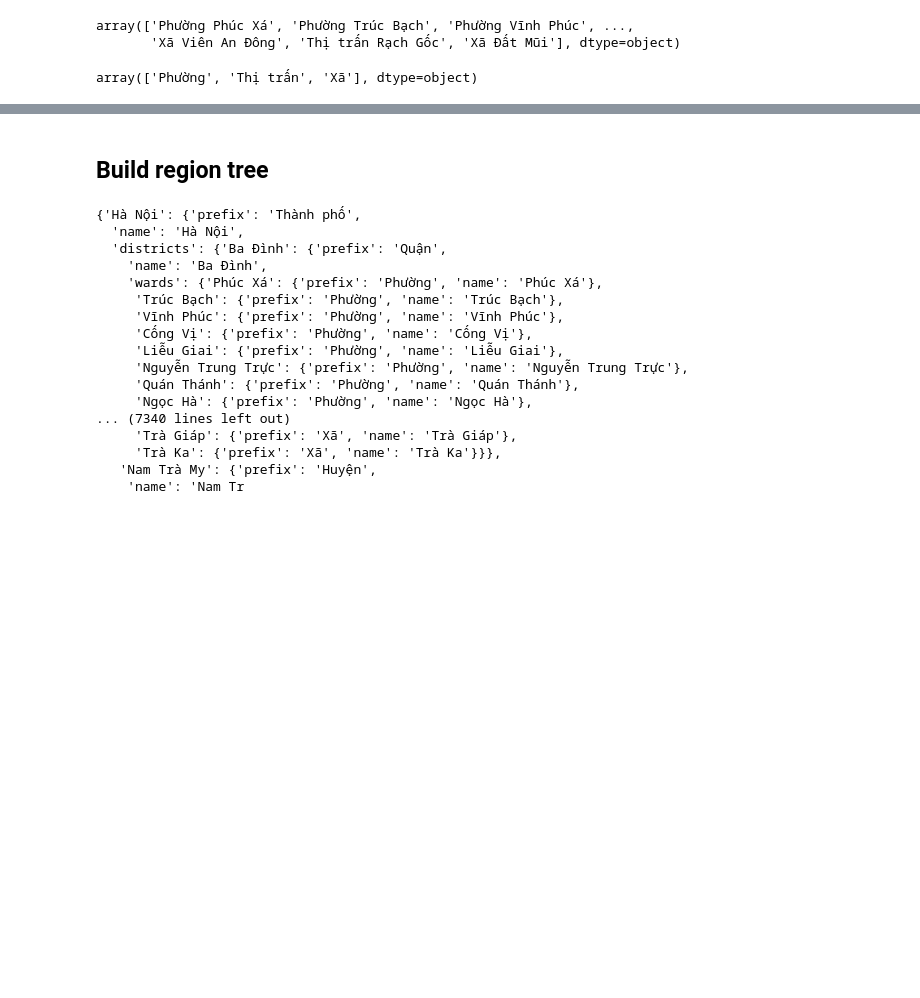
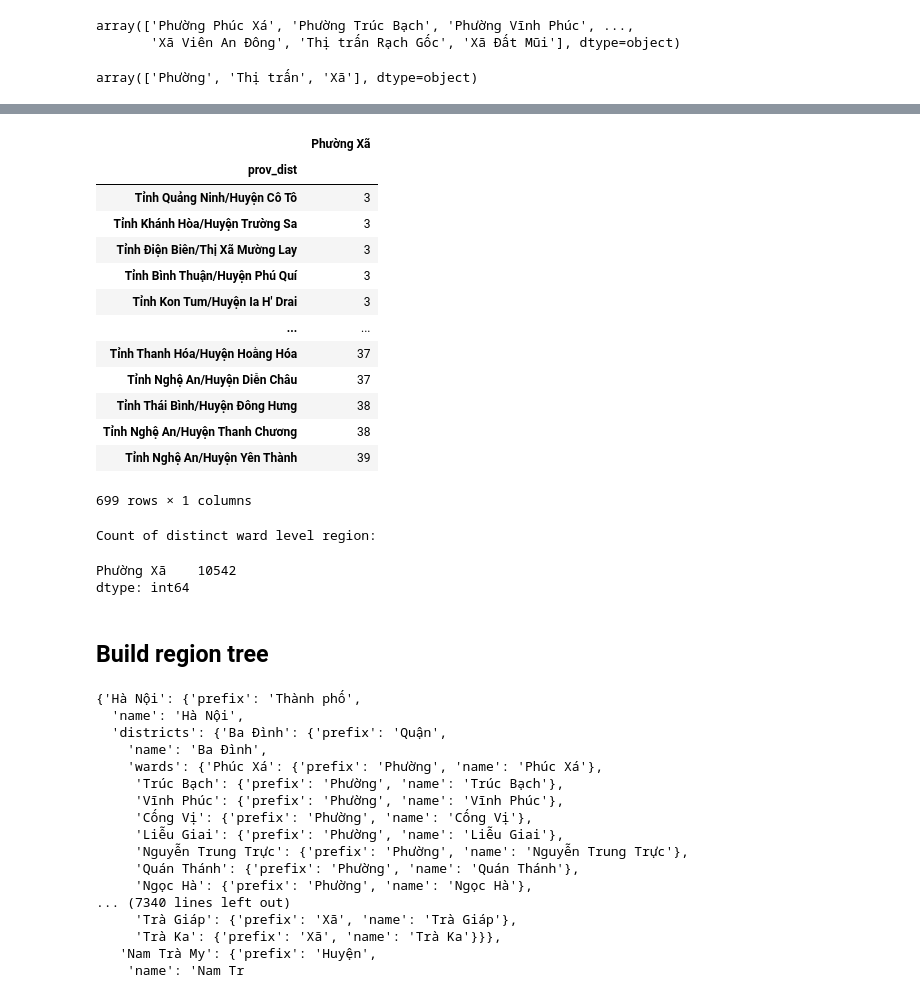
Before and after one commit to ntpt7921/AdvanceAlgorithm_BigAssignment, a Jupyter notebook: AddressMatching/administrative_region_data_gen.ipynb, the cells around one changed output, grey strips where cells are left out. Cells and saved outputs as stored; diff of their text form; code cells hidden in the pictures; blank space fills up the shorter version.

```diff
--- a/AddressMatching/administrative_region_data_gen.ipynb
+++ b/AddressMatching/administrative_region_data_gen.ipynb
@@ -114,3 +131,32 @@ array(['Phường', 'Thị trấn', 'Xã'], dtype=object)
+# %%
+ndata = pd.concat([
+    data,
+    (data[province_colname] + '/' + data[district_colname]).rename('prov_dist')
+], axis=1)
+
+ndata.groupby('prov_dist')[[ward_colname]].nunique().sort_values(ward_colname)
+# %% [output]
+|  | Phường Xã |
+| prov_dist |  |
+| Tỉnh Quảng Ninh/Huyện Cô Tô | 3 |
+| Tỉnh Khánh Hòa/Huyện Trường Sa | 3 |
+| Tỉnh Điện Biên/Thị Xã Mường Lay | 3 |
+| Tỉnh Bình Thuận/Huyện Phú Quí | 3 |
+| Tỉnh Kon Tum/Huyện Ia H' Drai | 3 |
+| ... | ... |
+| Tỉnh Thanh Hóa/Huyện Hoằng Hóa | 37 |
+| Tỉnh Nghệ An/Huyện Diễn Châu | 37 |
+| Tỉnh Thái Bình/Huyện Đông Hưng | 38 |
+| Tỉnh Nghệ An/Huyện Thanh Chương | 38 |
+| Tỉnh Nghệ An/Huyện Yên Thành | 39 |
+699 rows × 1 columns
+# %%
+print('Count of distinct ward level region: ')
+ndata.groupby('prov_dist')[[ward_colname]].nunique().sum()
+# %% [output]
+Count of distinct ward level region:
+Phường Xã    10542
+dtype: int64
 # %% [markdown]
 ## Build region tree
 # %%
```
Also changed, not shown: parts of 17 cells of this notebook, 9 other files.
